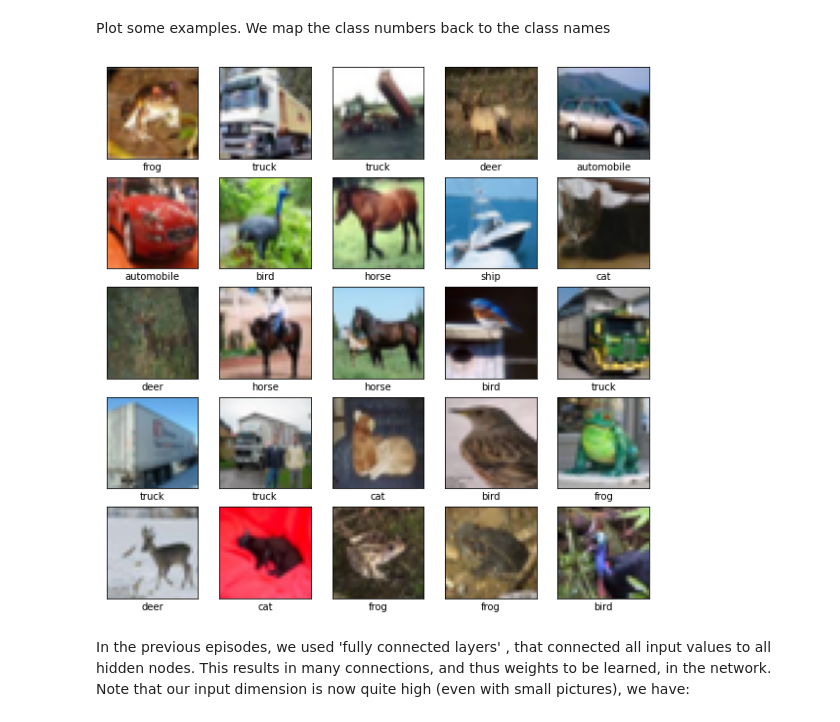
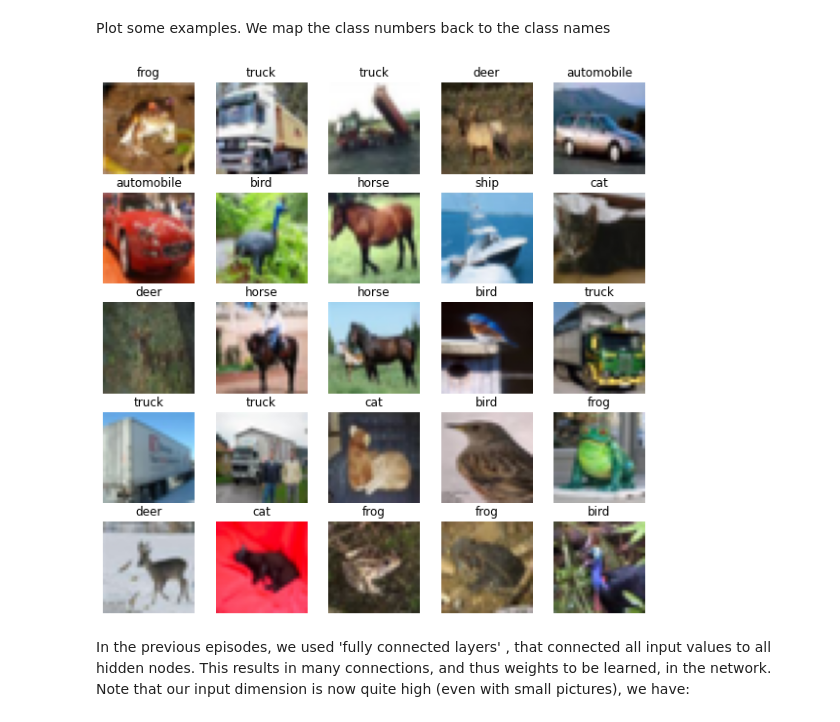
Before and after one commit to esciencecenter-digital-skills/deep-learning-material, a Jupyter notebook: notebooks/Episode4-CNN-cifar10.ipynb, the cells around one changed output. Saved outputs shown, nothing was run; the diff lists cells and outputs as text; code cells hidden in the pictures.

```diff
--- a/notebooks/Episode4-CNN-cifar10.ipynb
+++ b/notebooks/Episode4-CNN-cifar10.ipynb
@@ -52,14 +52,13 @@ class_names = ['airplane', 'automobile', 'bird', 'cat', 'deer',
 # %%
 plt.figure(figsize=(10,10))
 for i in range(25):
     plt.subplot(5,5,i+1)
     plt.imshow(train_images[i], cmap=plt.cm.binary)
-    plt.xticks([])
-    plt.yticks([])
-    plt.xlabel(class_names[train_labels[i,0]])
+    plt.axis('off')
+    plt.title(class_names[train_labels[i,0]])
 plt.show()
 # %% [output]
-[figure, old version]
+[figure, new version]
 # %% [markdown]
 In the previous episodes, we used 'fully connected layers' , that connected all input values to all hidden nodes. This results in many connections, and thus weights to be learned, in the network. Note that our input dimension is now quite high (even with small pictures), we have:
 # %%
```
Also changed, not shown: 1 other file.
